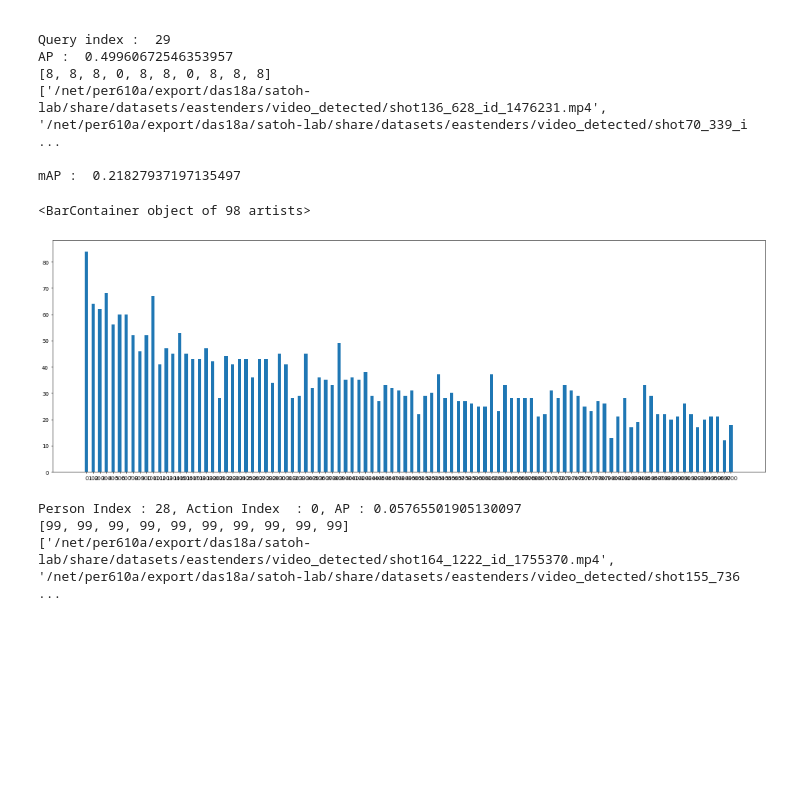
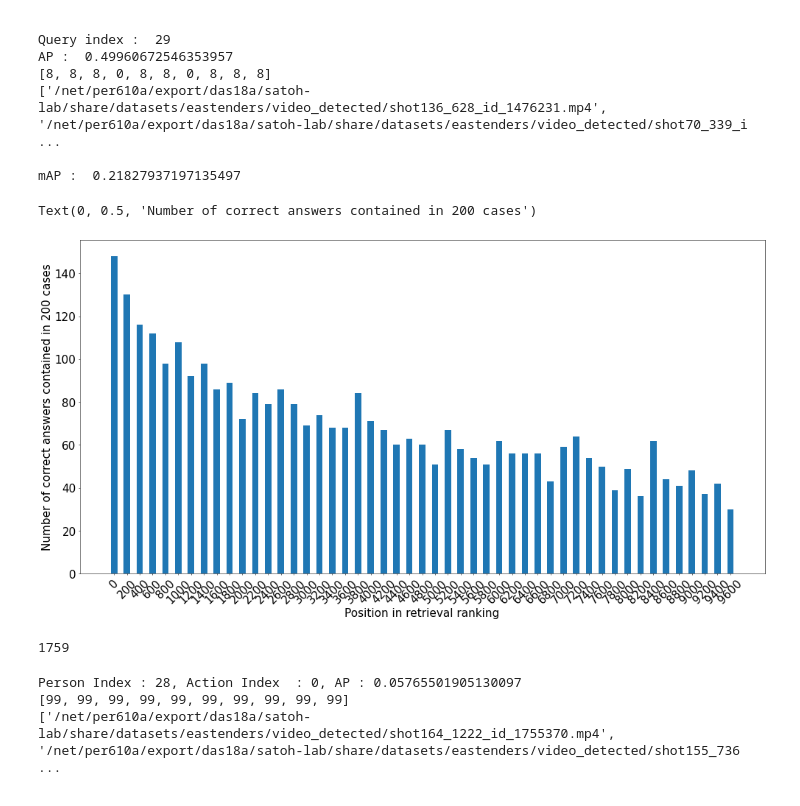
Before and after one commit to iinuma0710/video_retrieval, a Jupyter notebook: jupyter/max_ret_val.ipynb, the cells around one changed output. Drawn from its saved outputs; the diff is of its cells as text; code cells hidden in the pictures; blank space fills up the shorter version.

```diff
--- a/jupyter/max_ret_val.ipynb
+++ b/jupyter/max_ret_val.ipynb
@@ -141,20 +141,32 @@ AP :  0.49960672546353957
 
 mAP :  0.21827937197135497
 # %%
-x = [i for i in range(0, len(label_rankings), 100)]
+x = [i for i in range(0, len(label_rankings), 200)]
 y = []
 for i in x:
     cnt = 0
-    for l in label_rankings[i:i+100]:
+    for l in label_rankings[i:i+200]:
         if l == 8:
             cnt += 1
     y.append(cnt)
 
-plt.figure(figsize=(24, 8), dpi=50)
+plt.figure(figsize=(24, 12), dpi=50)
 plt.bar([str(i) for i in x], y, width=0.5)
+plt.xticks(fontsize=22, rotation=45)
+plt.yticks(fontsize=22)
+plt.xlabel("Position in retrieval ranking", fontsize=22)
+plt.ylabel("Number of correct answers contained in 200 cases", fontsize=22)
 # %% [output]
-<BarContainer object of 98 artists>
+Text(0, 0.5, 'Number of correct answers contained in 200 cases')
-[figure, old version]
+[figure, new version]
+# %%
+cnt = 0
+for l in label_rankings[3370:]:
+    if l == 8:
+        cnt += 1
+print(cnt)
+# %% [output]
+1759
 # %%
 # 人物検索 => 動作検索
 mAP = 0.0
```
Also changed, not shown: 3 other files.
